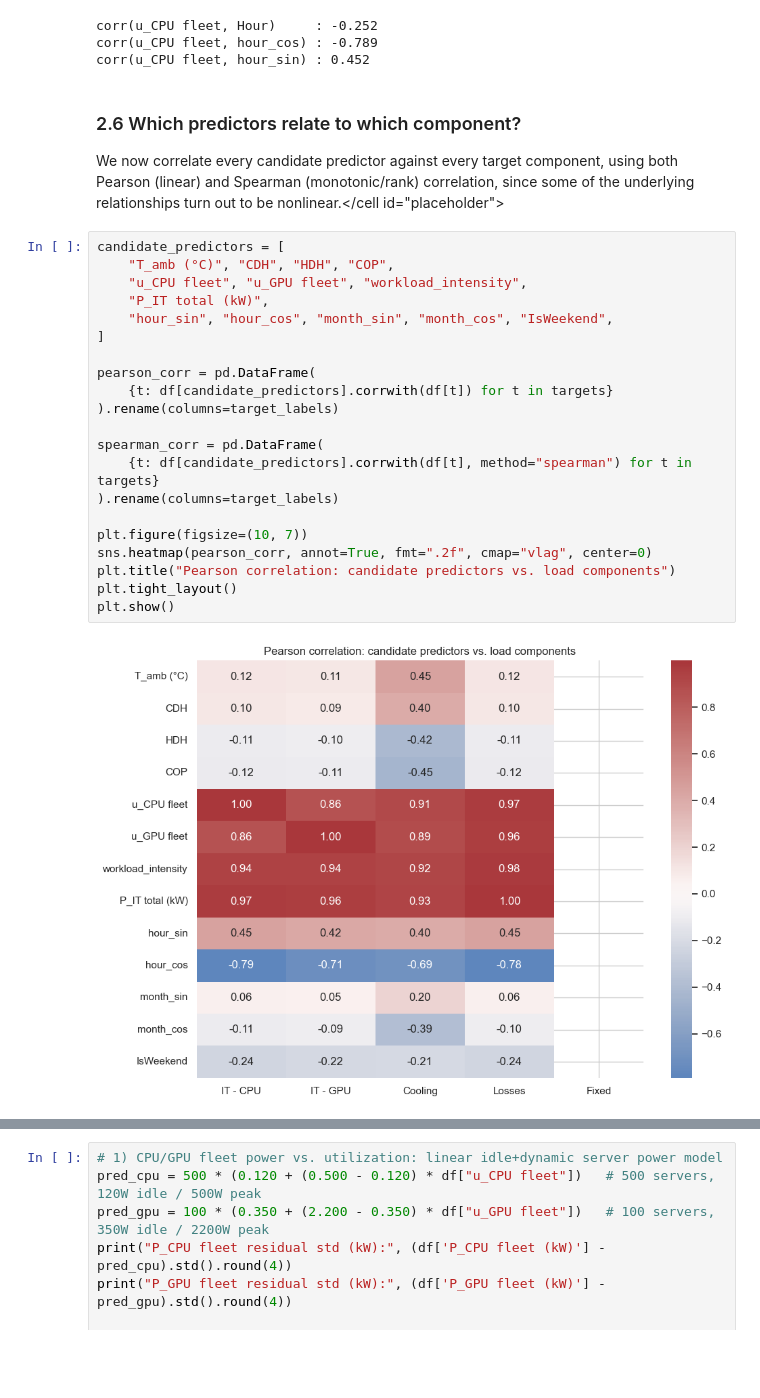
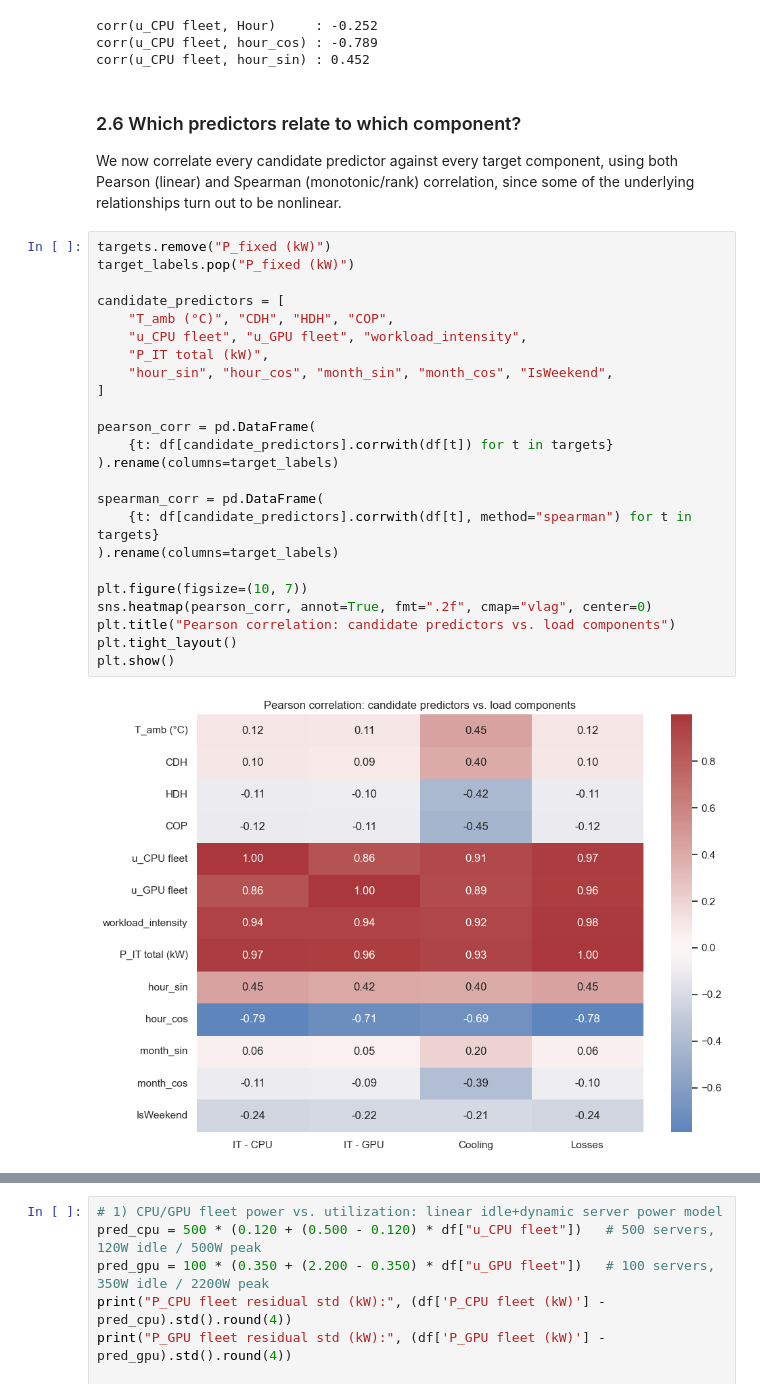
Before and after one commit to ThibautChabanet/Datacenter-Analysis, a Jupyter notebook: EDA.ipynb, the cells around one changed output, grey strips where cells are left out. Saved outputs shown, nothing was run; the diff lists cells and outputs as text; blank space fills up the shorter version.

Commit message:
removed Fixed load from correlation analysis

```diff
--- a/EDA.ipynb
+++ b/EDA.ipynb
@@ -572,30 +572,33 @@ corr(u_CPU fleet, hour_sin) : 0.452
 # %% [markdown]
 ### 2.6 Which predictors relate to which component?
 
-We now correlate every candidate predictor against every target component, using both Pearson (linear) and Spearman (monotonic/rank) correlation, since some of the underlying relationships turn out to be nonlinear.</cell id="placeholder">
+We now correlate every candidate predictor against every target component, using both Pearson (linear) and Spearman (monotonic/rank) correlation, since some of the underlying relationships turn out to be nonlinear.
 # %%
+targets.remove("P_fixed (kW)")
+target_labels.pop("P_fixed (kW)")
+
 candidate_predictors = [
     "T_amb (°C)", "CDH", "HDH", "COP",
     "u_CPU fleet", "u_GPU fleet", "workload_intensity",
     "P_IT total (kW)",
     "hour_sin", "hour_cos", "month_sin", "month_cos", "IsWeekend",
 ]
 
 pearson_corr = pd.DataFrame(
     {t: df[candidate_predictors].corrwith(df[t]) for t in targets}
 ).rename(columns=target_labels)
 
 spearman_corr = pd.DataFrame(
     {t: df[candidate_predictors].corrwith(df[t], method="spearman") for t in targets}
 ).rename(columns=target_labels)
 
 plt.figure(figsize=(10, 7))
 sns.heatmap(pearson_corr, annot=True, fmt=".2f", cmap="vlag", center=0)
 plt.title("Pearson correlation: candidate predictors vs. load components")
 plt.tight_layout()
 plt.show()
 # %% [output]
-[figure, old version]
+[figure, new version]
 # %%
 print("Spearman correlation: candidate predictors vs. load components\n")
 print(spearman_corr.round(3))
```
Also changed, not shown: parts of 13 cells of this notebook.
